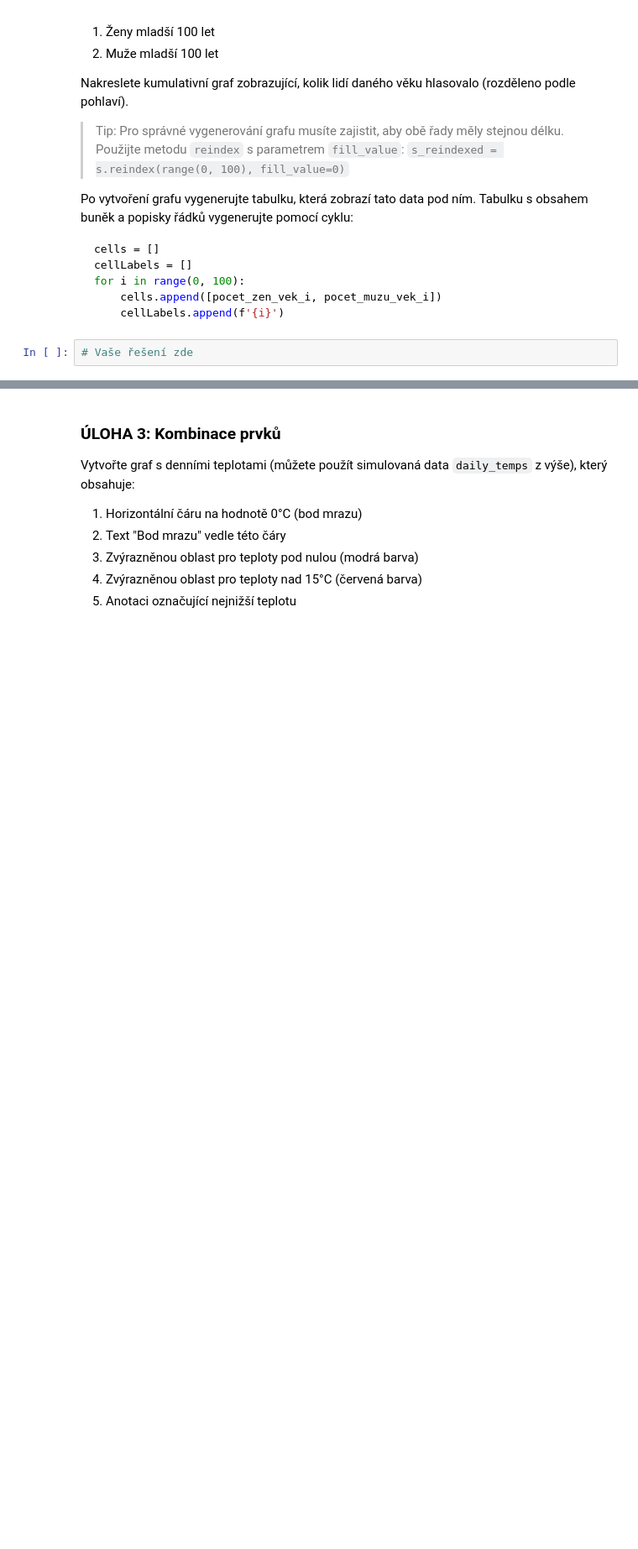
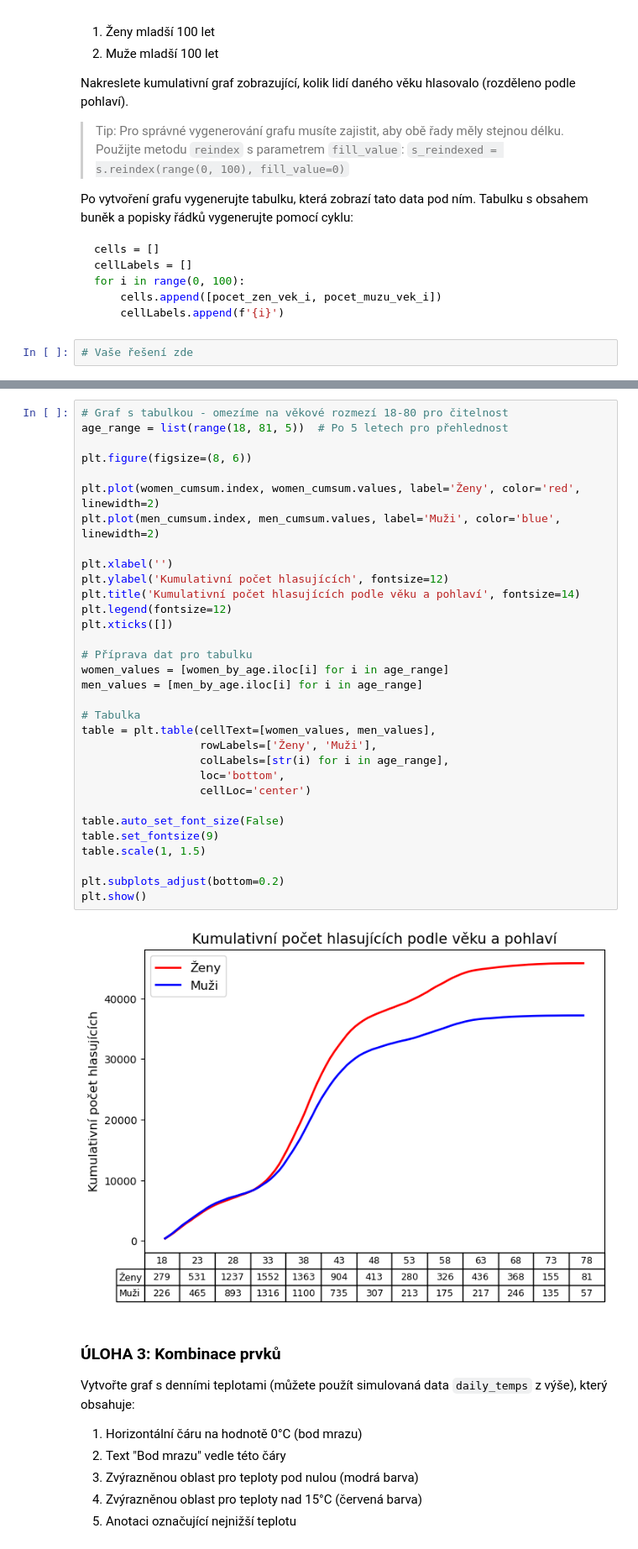
Before and after one commit to danakozakova/Python-CodersLab, a Jupyter notebook: Day_7/Day_7_04_Additional_plot_elements_reseni.ipynb, the cells around one changed output, grey strips where cells are left out. Shown at 84% size. Cells and saved outputs as stored; diff of their text form; blank space fills up the shorter version.

```diff
--- a/Day_7/Day_7_04_Additional_plot_elements_reseni.ipynb
+++ b/Day_7/Day_7_04_Additional_plot_elements_reseni.ipynb
@@ -522,3 +692,37 @@ for i in range(0, 100):
+# %%
+# Graf s tabulkou - omezíme na věkové rozmezí 18-80 pro čitelnost
+age_range = list(range(18, 81, 5))  # Po 5 letech pro přehlednost
+
+plt.figure(figsize=(8, 6))
+
+plt.plot(women_cumsum.index, women_cumsum.values, label='Ženy', color='red', linewidth=2)
+plt.plot(men_cumsum.index, men_cumsum.values, label='Muži', color='blue', linewidth=2)
+
+plt.xlabel('')
+plt.ylabel('Kumulativní počet hlasujících', fontsize=12)
+plt.title('Kumulativní počet hlasujících podle věku a pohlaví', fontsize=14)
+plt.legend(fontsize=12)
+plt.xticks([])
+
+# Příprava dat pro tabulku
+women_values = [women_by_age.iloc[i] for i in age_range]
+men_values = [men_by_age.iloc[i] for i in age_range]
+
+# Tabulka
+table = plt.table(cellText=[women_values, men_values],
+                  rowLabels=['Ženy', 'Muži'],
+                  colLabels=[str(i) for i in age_range],
+                  loc='bottom',
+                  cellLoc='center')
+
+table.auto_set_font_size(False)
+table.set_fontsize(9)
+table.scale(1, 1.5)
+
+plt.subplots_adjust(bottom=0.2)
+plt.show()
+# %% [output]
+[figure, added]
 # %% [markdown]
 ### ÚLOHA 3: Kombinace prvků
 
```
Also changed, not shown: parts of 19 cells of this notebook.
